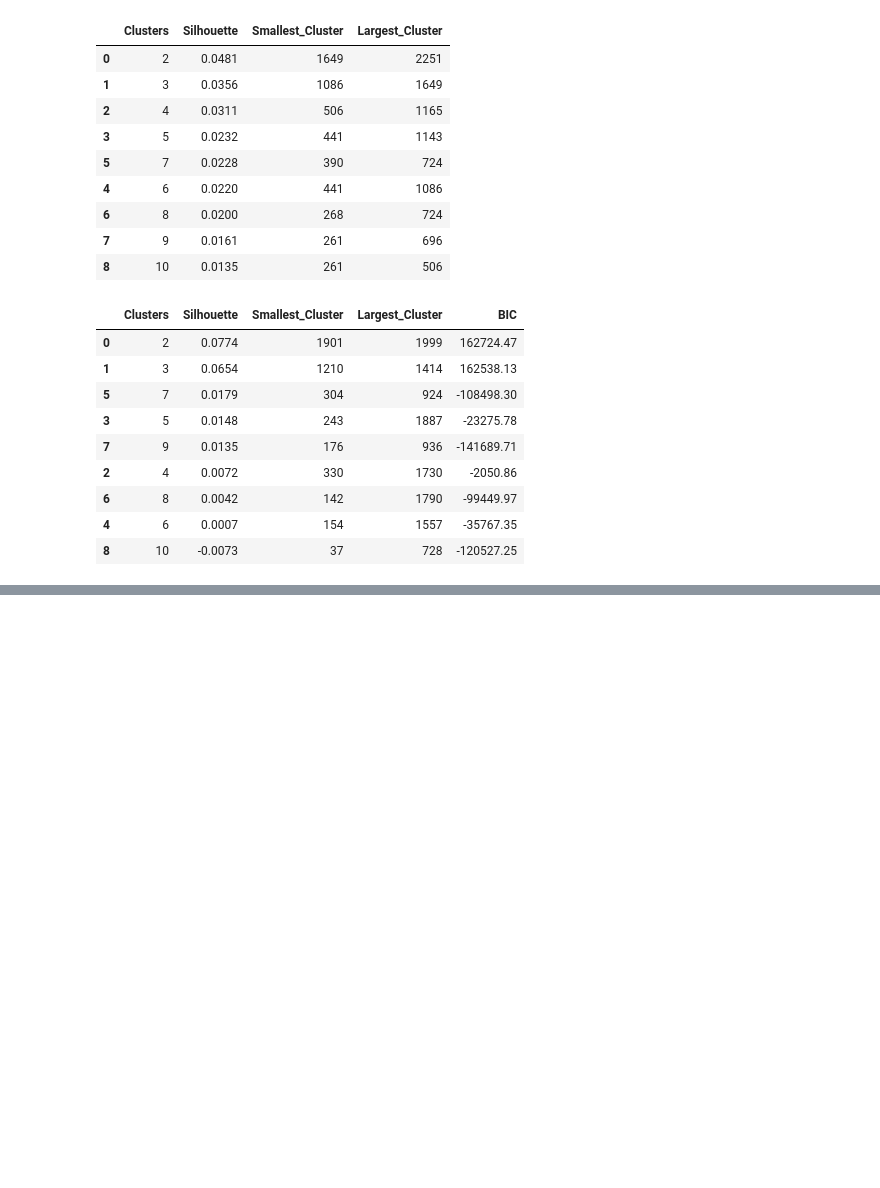
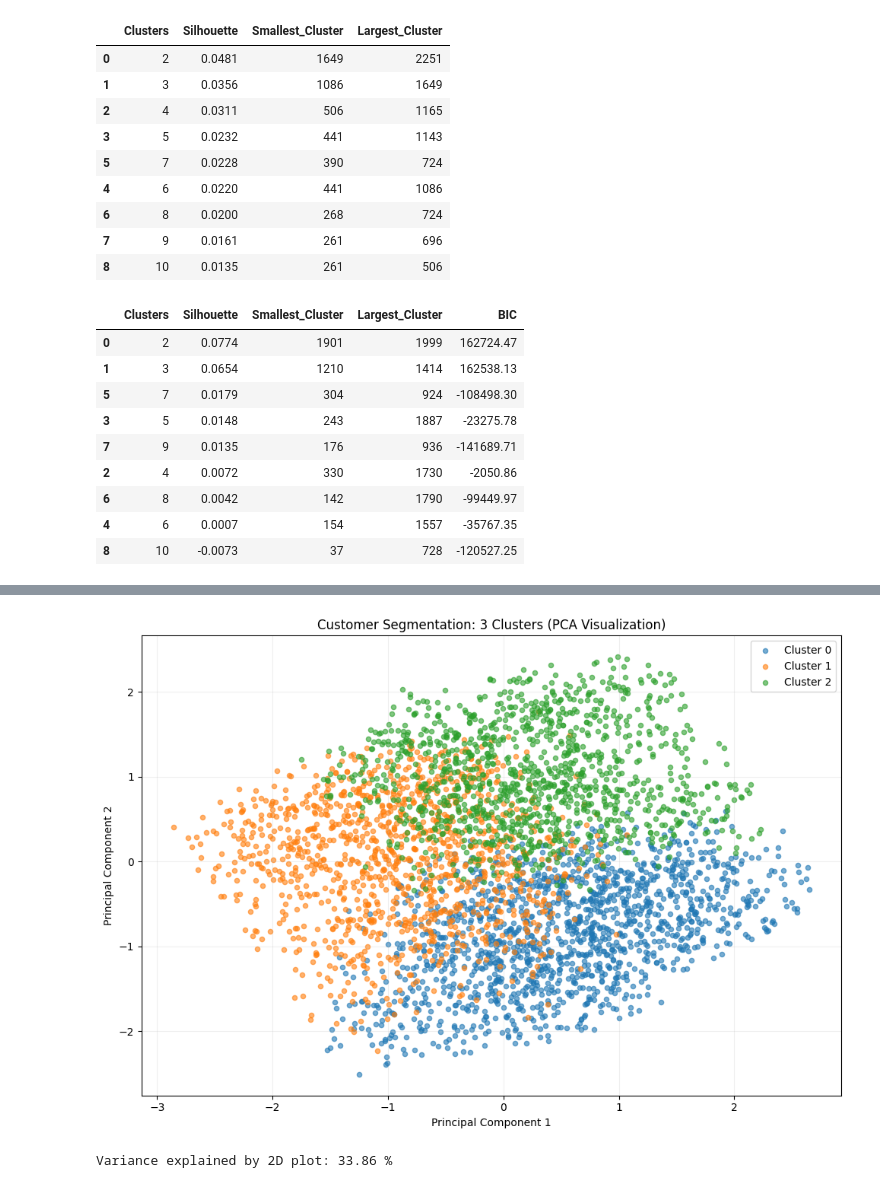
Before and after one commit to SadabAli/Customer-Sigmentation, a Jupyter notebook: EDA.ipynb, the cells around one changed output, grey strips where cells are left out. Cells and saved outputs as stored; diff of their text form; code cells hidden in the pictures; blank space fills up the shorter version.

```diff
--- a/EDA.ipynb
+++ b/EDA.ipynb
@@ -1084,3 +1084,14 @@ display(
 | 6 | 8 | 0.0042 | 142 | 1790 | -99449.97 |
 | 4 | 6 | 0.0007 | 154 | 1557 | -35767.35 |
 | 8 | 10 | -0.0073 | 37 | 728 | -120527.25 |
+# %%
+
+import pandas as pd
+
+df = pd.read_csv("customer_segmentation_data.csv")
+
+print("Dataset shape:", df.shape)
+print("\nColumns:")
+print(df.columns.tolist())
+
+display(df.head())
@@ -1086,0 +1511,69 @@ display(
+# %%
+
+import pandas as pd
+import matplotlib.pyplot as plt
+from sklearn.preprocessing import StandardScaler, OneHotEncoder
+from sklearn.compose import ColumnTransformer
+from sklearn.decomposition import PCA
+from sklearn.pipeline import make_pipeline
+
+# 1. Select the same eight features used for clustering
+numeric_cols = [
+    "Age", "PurchaseAmountUSD", "PreviousPurchases"
+]
+
+categorical_cols = [
+    "Category", "SubscriptionStatus", "DiscountApplied",
+    "PromoCodeUsed", "FrequencyOfPurchases"
+]
+
+feature_cols = numeric_cols + categorical_cols
+X_vis = df[feature_cols].copy()
+
+# 2. Scale numerical features and encode categorical features
+preprocessor = ColumnTransformer([
+    ("num", StandardScaler(), numeric_cols),
+    ("cat", OneHotEncoder(handle_unknown="ignore"), categorical_cols)
+])
+
+X_encoded = preprocessor.fit_transform(X_vis)
+
+# 3. Reduce the features to two dimensions for plotting
+pca = PCA(n_components=2, random_state=42)
+coordinates = pca.fit_transform(X_encoded)
+
+plot_df = pd.DataFrame({
+    "PC1": coordinates[:, 0],
+    "PC2": coordinates[:, 1],
+    "Cluster": df["Cluster_Scaled"].astype(str).to_numpy()
+})
+
+# 4. Plot the three clusters
+plt.figure(figsize=(10, 7))
+
+for cluster in sorted(plot_df["Cluster"].unique()):
+    subset = plot_df[plot_df["Cluster"] == cluster]
+    plt.scatter(
+        subset["PC1"],
+        subset["PC2"],
+        label=f"Cluster {cluster}",
+        alpha=0.6,
+        s=20
+    )
+
+plt.title("Customer Segmentation: 3 Clusters (PCA Visualization)")
+plt.xlabel("Principal Component 1")
+plt.ylabel("Principal Component 2")
+plt.legend()
+plt.grid(alpha=0.2)
+plt.tight_layout()
+plt.show()
+
+print(
+    "Variance explained by 2D plot:",
+    round(pca.explained_variance_ratio_.sum() * 100, 2),
+    "%"
+)
+# %% [output]
+[figure, added]
+Variance explained by 2D plot: 33.86 %
```
Also changed, not shown: parts of 13 cells of this notebook, 10 other files.
